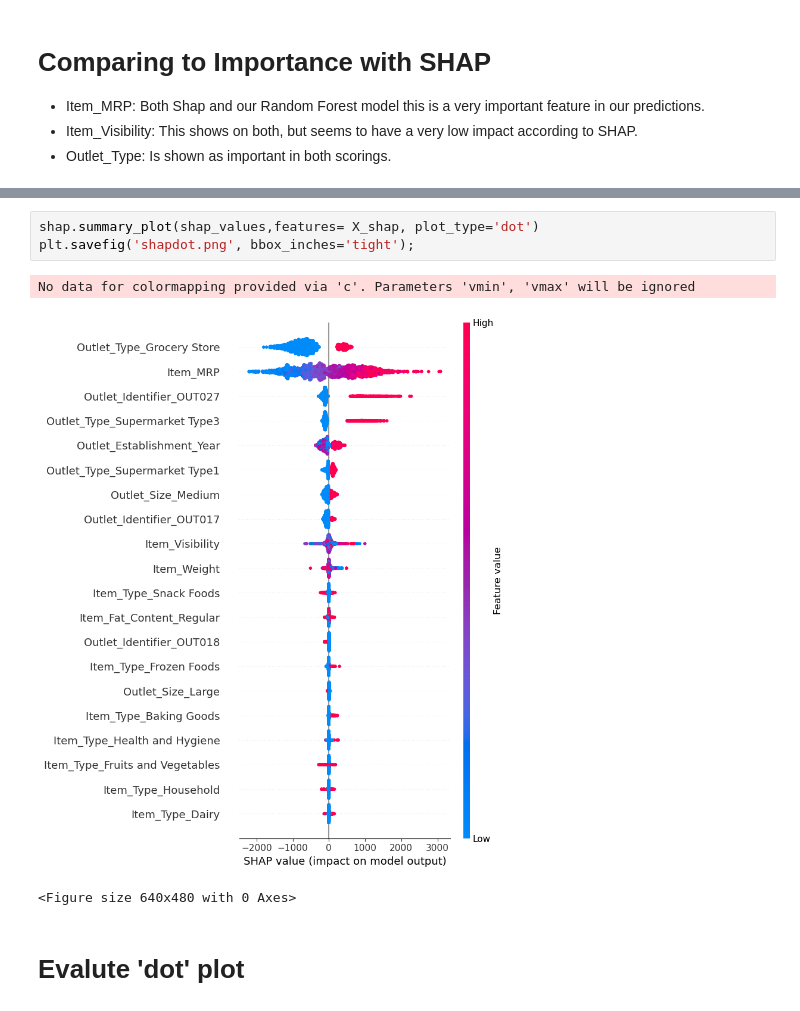
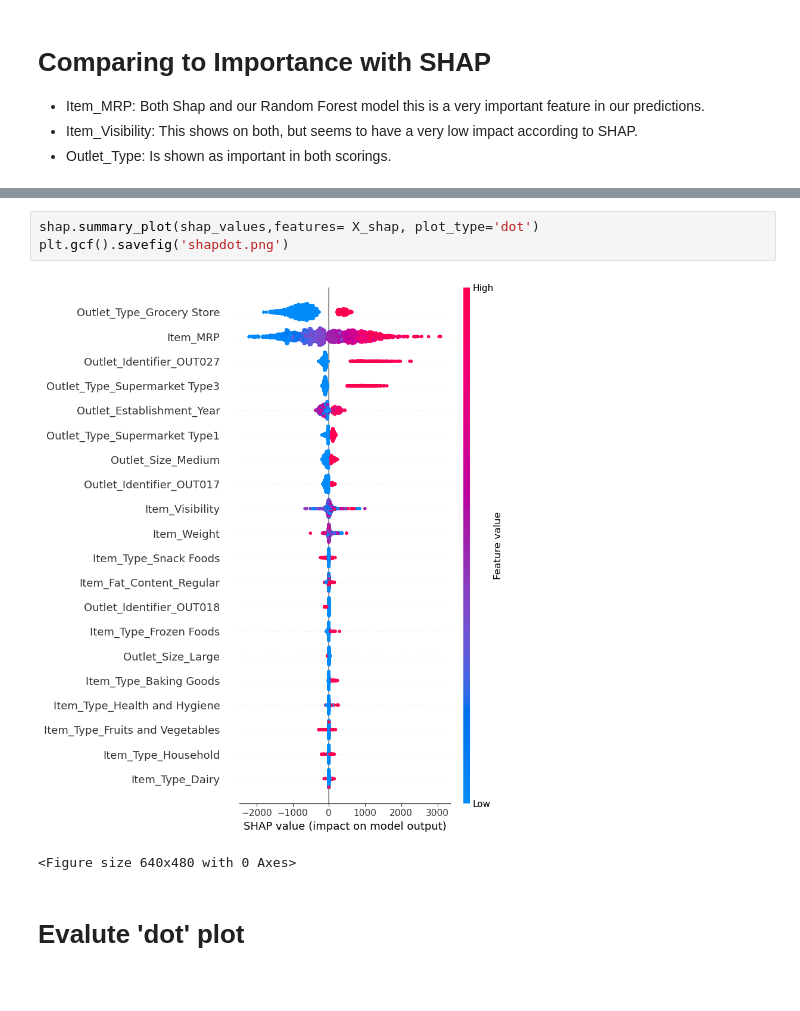
Before and after one commit to MikeyClausen/Prediction-of-Product-Sales, a Jupyter notebook: Explaining Models with Shap.ipynb, the cells around one changed output, grey strips where cells are left out. Drawn from its saved outputs; the diff is of its cells as text.

```diff
--- a/Explaining Models with Shap.ipynb
+++ b/Explaining Models with Shap.ipynb
@@ -122,11 +121,10 @@ plt.savefig('shap.png', bbox_inches='tight');
 ![importance](importances.png)
 # %%
 shap.summary_plot(shap_values,features= X_shap, plot_type='dot')
-plt.savefig('shapdot.png', bbox_inches='tight');
+plt.gcf().savefig('shapdot.png')
 # %% [output]
+[figure, new version]
-No data for colormapping provided via 'c'. Parameters 'vmin', 'vmax' will be ignored
+<Figure size 640x480 with 0 Axes>
-[figure, old version]
-<Figure size 640x480 with 0 Axes>
 # %% [markdown]
 # Evalute 'dot' plot
 # %% [markdown]
```
Also changed, not shown: parts of 1 cell of this notebook, 2 other files.
